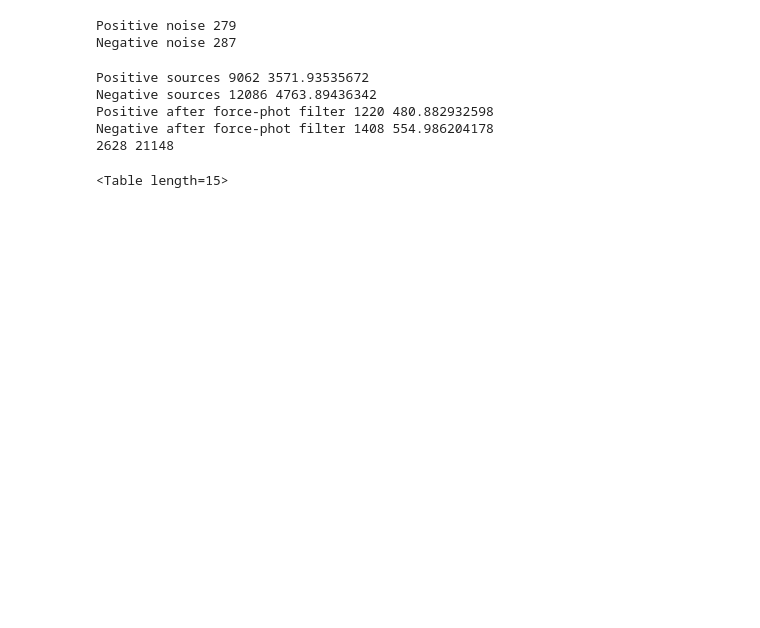
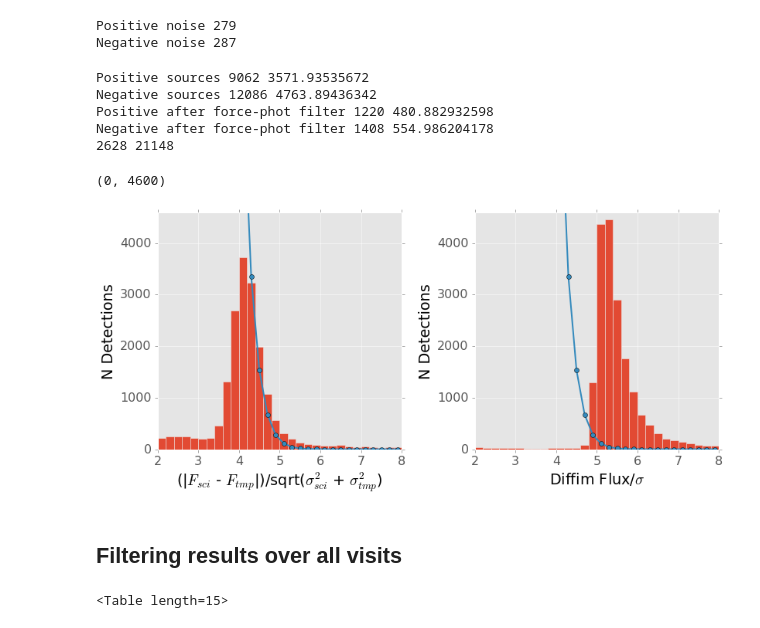
Before and after one commit to lsst-dm/dmtn-006, a Jupyter notebook: notebooks/force_phot_sql.ipynb, the cells around one changed output. Saved outputs shown, nothing was run; the diff lists cells and outputs as text; code cells hidden in the pictures; blank space fills up the shorter version.

Commit message:
Noise model, bright star postage stamps.

```diff
--- a/notebooks/force_phot_sql.ipynb
+++ b/notebooks/force_phot_sql.ipynb
@@ -108,6 +114,57 @@ Negative sources 12086 4763.89436342
 Positive after force-phot filter 1220 480.882932598
 Negative after force-phot filter 1408 554.986204178
 2628 21148
+# %%
+#
+# Noise Model
+#
+def peaks_above_sigma(nu):
+    coeff = 1/(2**(5/2.0)*np.pi**(3/2.0))
+    out = coeff*nu*np.exp(-nu**2/2.0)
+    return out
+
+def peaks_in_image(nu_threshold, psf_sigma, width, height):
+    return peaks_above_sigma(nu_threshold)*width*height/psf_sigma**2
+
+nchips = 59
+x_size = 4096
+y_size = 2048*nchips
+psf_size = 1.8
+# %%
+#ideal_diffim_SNR = (forced['base_PsfFlux_flux'] - forced['template_base_PsfFlux_flux']) \
+#                    / np.sqrt(forced['base_PsfFlux_fluxSigma']**2 + forced['template_base_PsfFlux_fluxSigma']**2
+
+plt.figure(figsize=(13,5.5))
+plt.subplot(1,2,1)
+H,bins,_ = plt.hist(np.abs(corr_SNR), bins=40, range=(0,8))
+plt.xlabel("(|$F_{sci}$ - $F_{tmp}$|)/sqrt($\sigma_{sci}^2$ + $\sigma_{tmp}^2$)")
+plt.ylabel("N Detections")
+
+bin_centers = 0.5*(bins[1:] + bins[:-1])
+model_counts = peaks_in_image(bins[:-1], psf_size, x_size, y_size) - \
+               peaks_in_image(bins[1:], psf_size, x_size, y_size)
+# Factor of two for both positive and negative fluctuations
+plt.plot(bin_centers, 2*model_counts, '-o', lw=2)
+plt.ylim(0,4600)
+plt.xlim(2,8)
+
+plt.subplot(1,2,2)
+
+# There are None's in the SNR column, so if we try to do math, numpy will raise an impenetrable error.
+ok_SNR, = np.where(c)
+H,_,_ = plt.hist(np.abs(snr_table['detection_SNR'][ok_SNR]), bins=bins)
+plt.plot(bin_centers, 2*model_counts, '-o', lw=2)
+plt.xlabel("Diffim Flux/$\sigma$")
+plt.ylabel("N Detections")
+plt.subplots_adjust(wspace=0.3)
+plt.xlim(2,8)
+plt.ylim(0,4600)
+# %% [output]
+(0, 4600)
+[figure, added]
+# %% [markdown]
+Filtering results over all visits
+------
 # %%
 cursor.execute("SELECT visitid, COUNT(DISTINCT ccdnum), AVG(dia.coord_ra), AVG(dia.coord_dec), "
                "SUM(dia.base_PsfFlux_flux > 5), "
```
Also changed, not shown: parts of 11 cells of this notebook, 5 other files.
